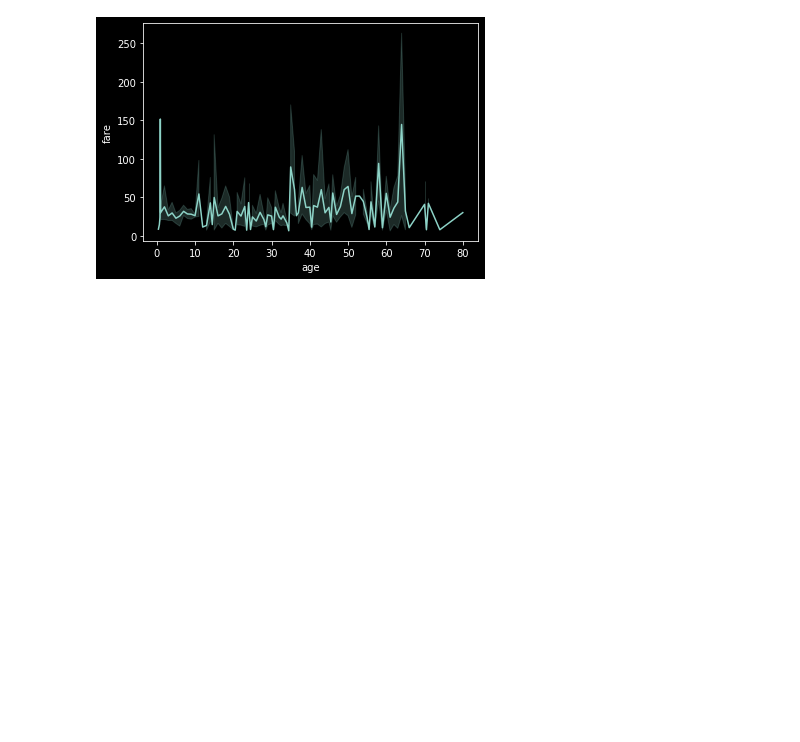
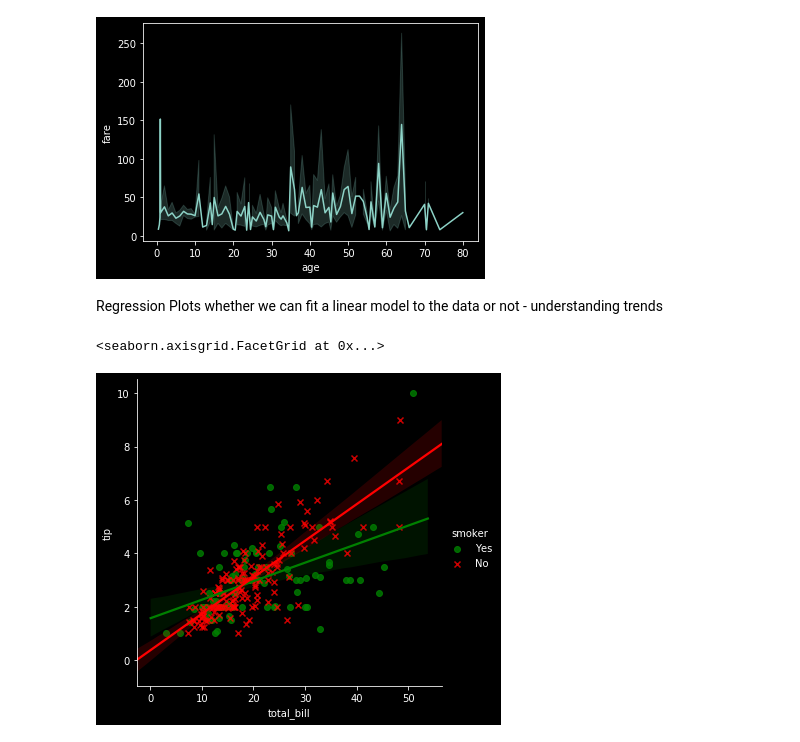
Before and after one commit to kazimosiurahman/Data_viz, a Jupyter notebook: data_viz.ipynb, the cells around one changed output. Drawn from its saved outputs; the diff is of its cells as text; code cells hidden in the pictures; blank space fills up the shorter version.

Commit message:
Seaborn Regression plots using lmplot and fitting linear and non linear curves to estimate using hue marker and col_wraps

```diff
--- a/data_viz.ipynb
+++ b/data_viz.ipynb
@@ -382,3 +382,12 @@ sns.lineplot(data=titanic,x='age',y='fare',)
 # %% [output]
 <matplotlib.axes._subplots.AxesSubplot at 0x...>
 [figure]
+# %% [markdown]
+Regression Plots
+whether we can fit a linear model to the data or not - understanding trends
+# %%
+sns.lmplot(data=tips,x='total_bill',y='tip',hue='smoker',markers=['o','x']#,palette='coolwarm')
+,palette=dict(No='r',Yes='g'))
+# %% [output]
+<seaborn.axisgrid.FacetGrid at 0x...>
+[figure, added]
```
Also changed, not shown: parts of 2 cells of this notebook.
